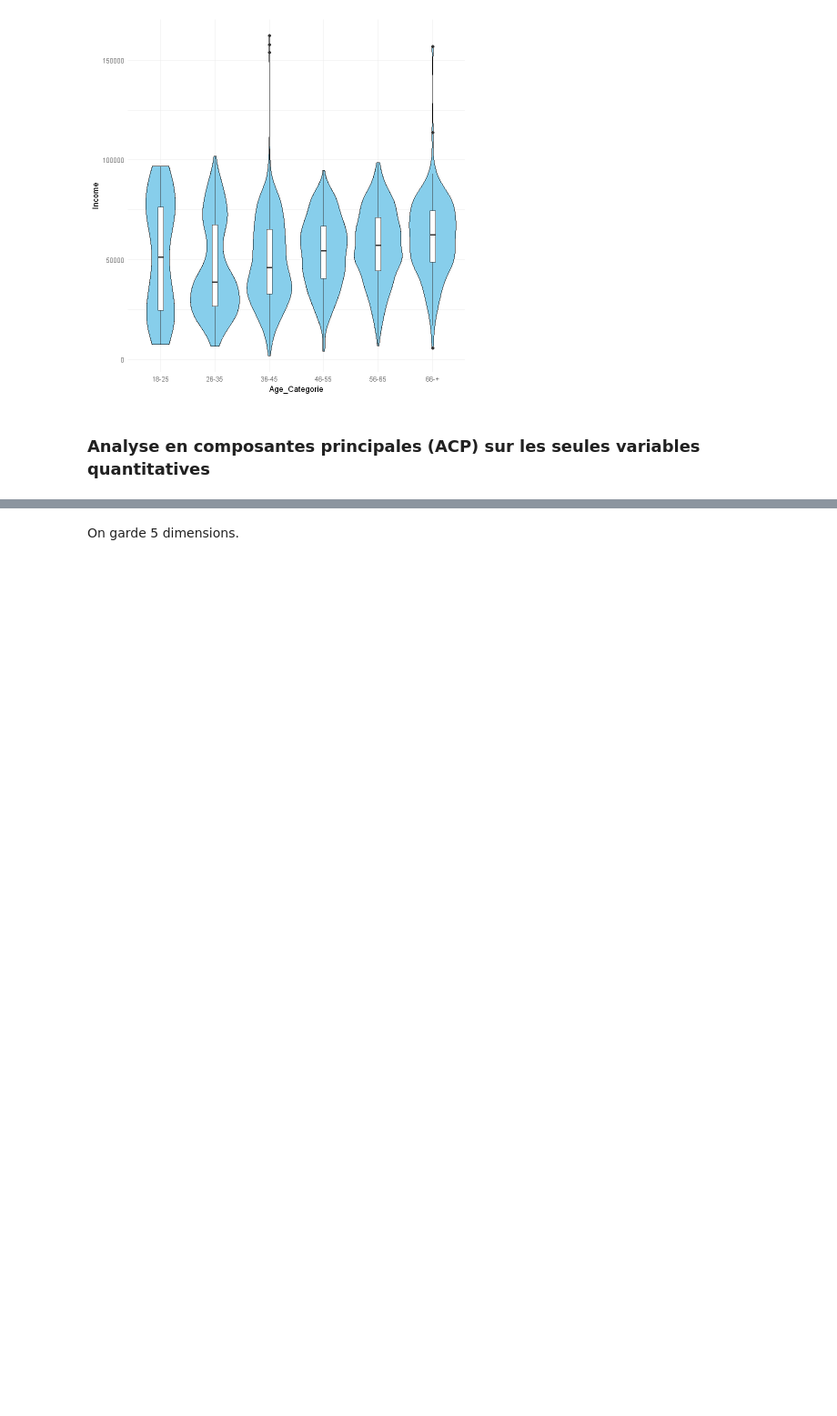
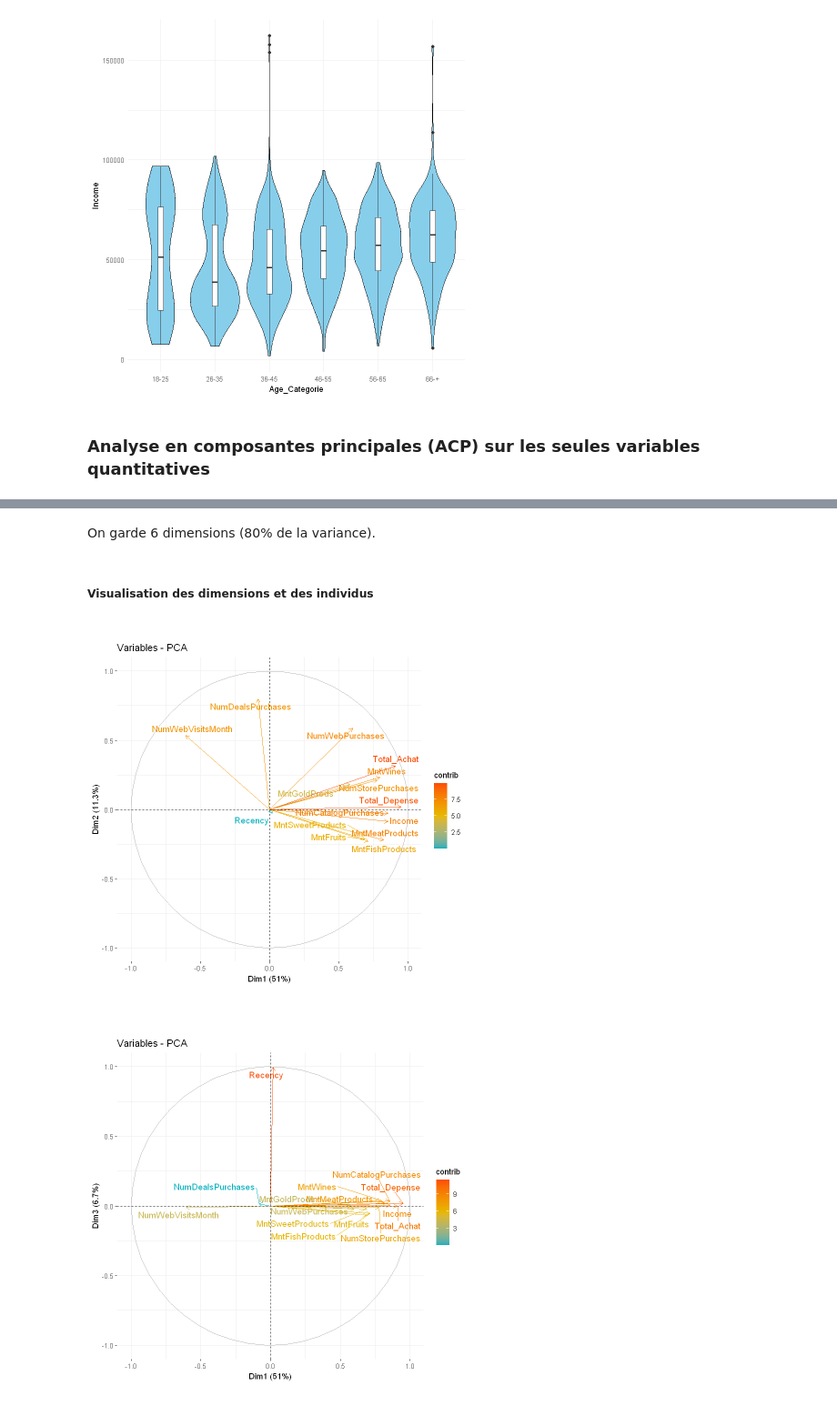
Before and after one commit to Emaglp/Data_Analysis, a Jupyter notebook: JL_R_.ipynb, the cells around one changed output, grey strips where cells are left out. Shown at 91% size. Saved outputs shown, nothing was run; the diff lists cells and outputs as text; code cells hidden in the pictures; blank space fills up the shorter version.

```diff
--- a/JL_R_.ipynb
+++ b/JL_R_.ipynb
@@ -526,7 +577,11 @@ le package 'htmltools' 0.5.6.1 est déjà chargé, mais >= 0.5.7 est requis
 # %% [markdown]
-On garde 5 dimensions.
+On garde 6 dimensions (80% de la variance).
+# %% [markdown]
+##### Visualisation des dimensions et des individus
 # %%
-fviz_pca_var(acp)
-fviz_pca_ind(acp,col.ind="contrib",label="none",gradient.cols = c("white", "#2E9FDF", "#FC4E07" ))
-fviz_pca_var(acp,axes=c(1,3))
-fviz_pca_ind(acp,col.ind="contrib",label="none",gradient.cols = c("white", "#2E9FDF", "#FC4E07" ),axes=c(1,3))
+corrplot(acp$var$cor, is.corr=FALSE,method="ellipse")
+fviz_pca_var(acp, col.var = "contrib",  gradient.cols = c("#00AFBB", "#E7B800", "#FC4E07"), repel = TRUE)
+fviz_pca_var(acp,axes=c(1,3),col.var = "contrib",  gradient.cols = c("#00AFBB", "#E7B800", "#FC4E07"), repel = TRUE)
+# %% [output]
+[figure, added]
+[figure, added]
```
Also changed, not shown: parts of 18 cells of this notebook.
